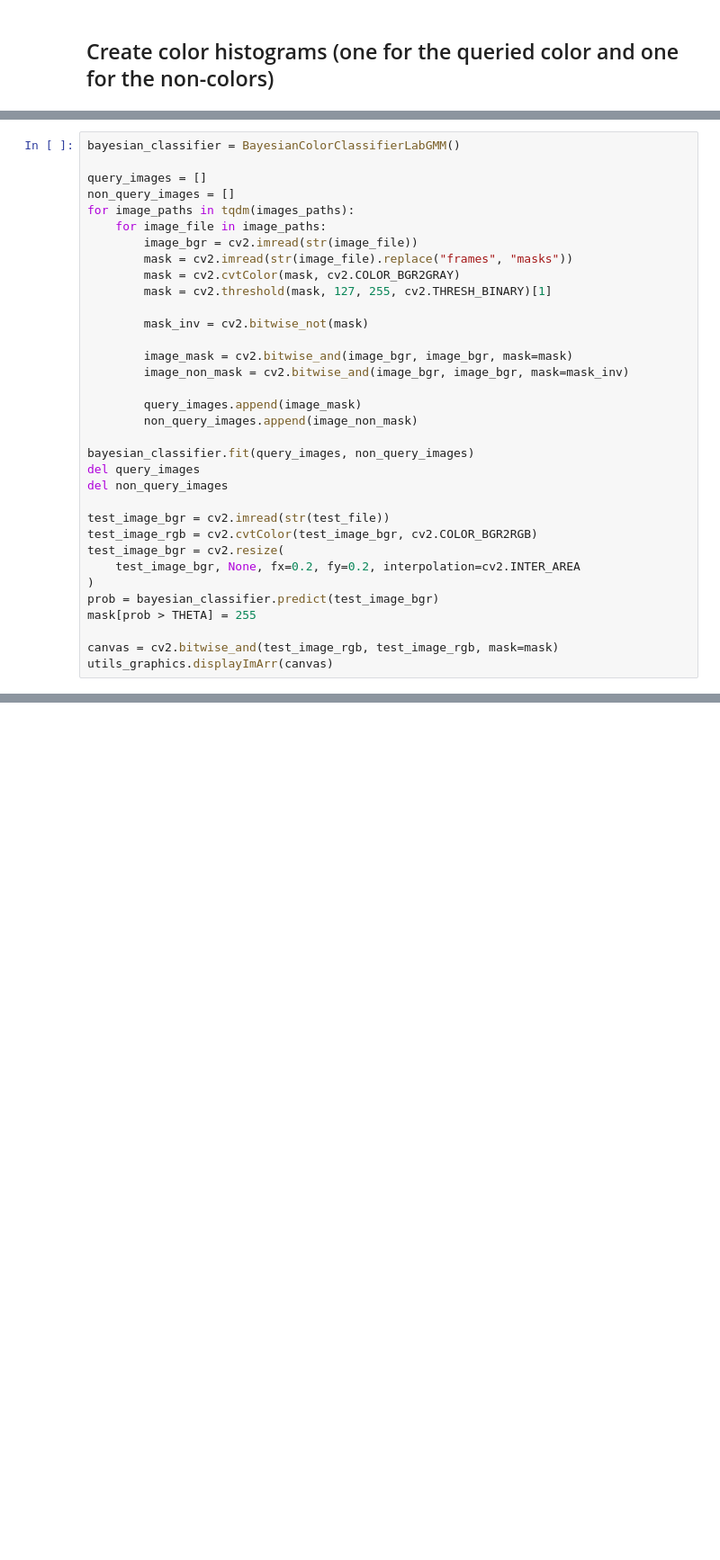
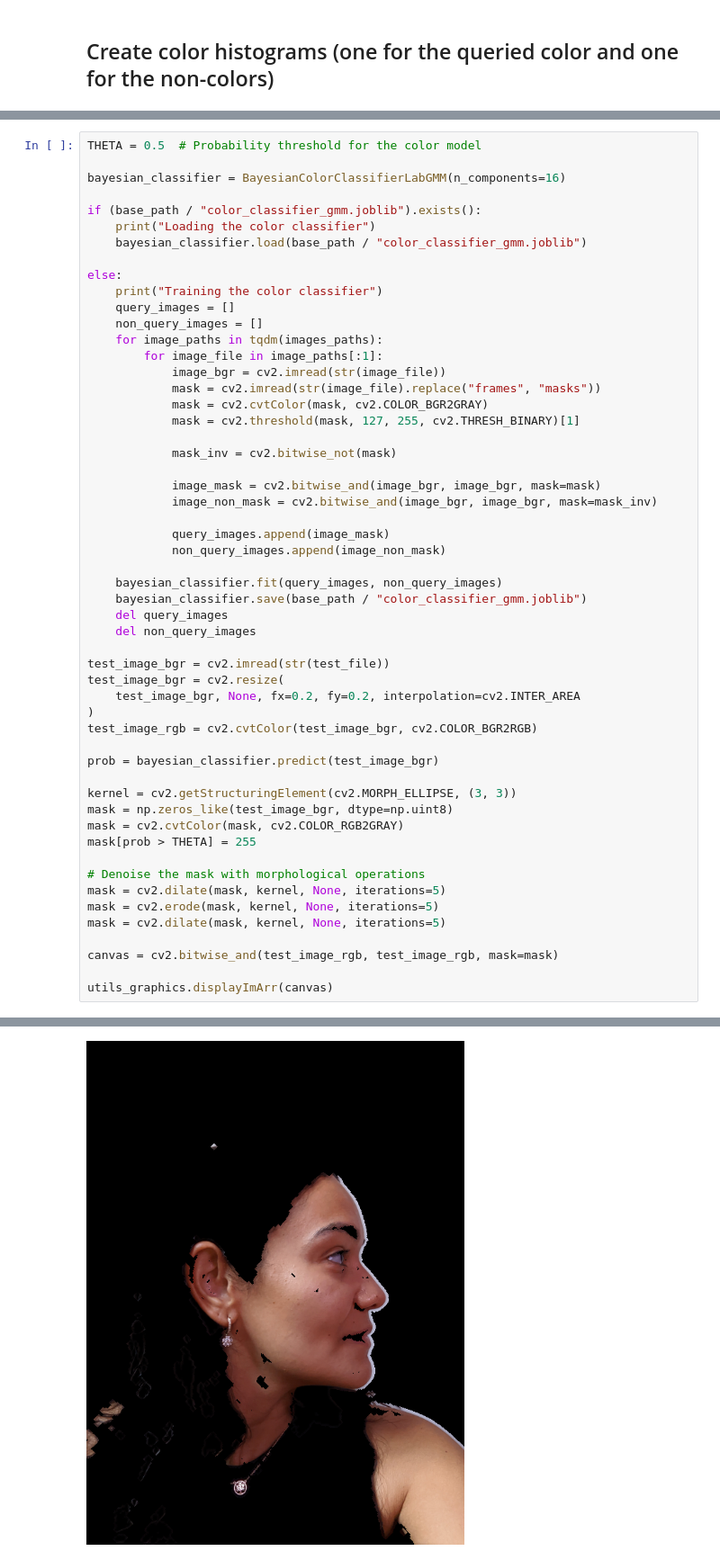
Before and after one commit to coert/bayesian-colormodeling, a Jupyter notebook: notebook.ipynb, the cells around one changed output, grey strips where cells are left out. Shown at 90% size. Cells and saved outputs as stored; diff of their text form; blank space fills up the shorter version.

```diff
--- a/notebook.ipynb
+++ b/notebook.ipynb
@@ -273,34 +278,55 @@ utils_graphics.displayImArr(test_image_rgb)
 # %%
-bayesian_classifier = BayesianColorClassifierLabGMM()
+THETA = 0.5  # Probability threshold for the color model
 
-query_images = []
-non_query_images = []
-for image_paths in tqdm(images_paths):
-    for image_file in image_paths:
-        image_bgr = cv2.imread(str(image_file))
-        mask = cv2.imread(str(image_file).replace("frames", "masks"))
-        mask = cv2.cvtColor(mask, cv2.COLOR_BGR2GRAY)
-        mask = cv2.threshold(mask, 127, 255, cv2.THRESH_BINARY)[1]
+bayesian_classifier = BayesianColorClassifierLabGMM(n_components=16)
 
-        mask_inv = cv2.bitwise_not(mask)
+if (base_path / "color_classifier_gmm.joblib").exists():
+    print("Loading the color classifier")
+    bayesian_classifier.load(base_path / "color_classifier_gmm.joblib")
 
-        image_mask = cv2.bitwise_and(image_bgr, image_bgr, mask=mask)
-        image_non_mask = cv2.bitwise_and(image_bgr, image_bgr, mask=mask_inv)
+else:
+    print("Training the color classifier")
+    query_images = []
+    non_query_images = []
+    for image_paths in tqdm(images_paths):
+        for image_file in image_paths[:1]:
+            image_bgr = cv2.imread(str(image_file))
+            mask = cv2.imread(str(image_file).replace("frames", "masks"))
+            mask = cv2.cvtColor(mask, cv2.COLOR_BGR2GRAY)
+            mask = cv2.threshold(mask, 127, 255, cv2.THRESH_BINARY)[1]
 
-        query_images.append(image_mask)
-        non_query_images.append(image_non_mask)
+            mask_inv = cv2.bitwise_not(mask)
 
-bayesian_classifier.fit(query_images, non_query_images)
-del query_images
-del non_query_images
+            image_mask = cv2.bitwise_and(image_bgr, image_bgr, mask=mask)
+            image_non_mask = cv2.bitwise_and(image_bgr, image_bgr, mask=mask_inv)
+
+            query_images.append(image_mask)
+            non_query_images.append(image_non_mask)
+
+    bayesian_classifier.fit(query_images, non_query_images)
+    bayesian_classifier.save(base_path / "color_classifier_gmm.joblib")
+    del query_images
+    del non_query_images
 
 test_image_bgr = cv2.imread(str(test_file))
-test_image_rgb = cv2.cvtColor(test_image_bgr, cv2.COLOR_BGR2RGB)
 test_image_bgr = cv2.resize(
     test_image_bgr, None, fx=0.2, fy=0.2, interpolation=cv2.INTER_AREA
 )
+test_image_rgb = cv2.cvtColor(test_image_bgr, cv2.COLOR_BGR2RGB)
+
 prob = bayesian_classifier.predict(test_image_bgr)
+
+kernel = cv2.getStructuringElement(cv2.MORPH_ELLIPSE, (3, 3))
+mask = np.zeros_like(test_image_bgr, dtype=np.uint8)
+mask = cv2.cvtColor(mask, cv2.COLOR_RGB2GRAY)
 mask[prob > THETA] = 255
 
+# Denoise the mask with morphological operations
+mask = cv2.dilate(mask, kernel, None, iterations=5)
+mask = cv2.erode(mask, kernel, None, iterations=5)
+mask = cv2.dilate(mask, kernel, None, iterations=5)
+
 canvas = cv2.bitwise_and(test_image_rgb, test_image_rgb, mask=mask)
+
 utils_graphics.displayImArr(canvas)
+# %% [output]
@@ -306,0 +335 @@ utils_graphics.displayImArr(canvas)
+[figure, added]
```
Also changed, not shown: parts of 7 cells of this notebook, 1 other file.
